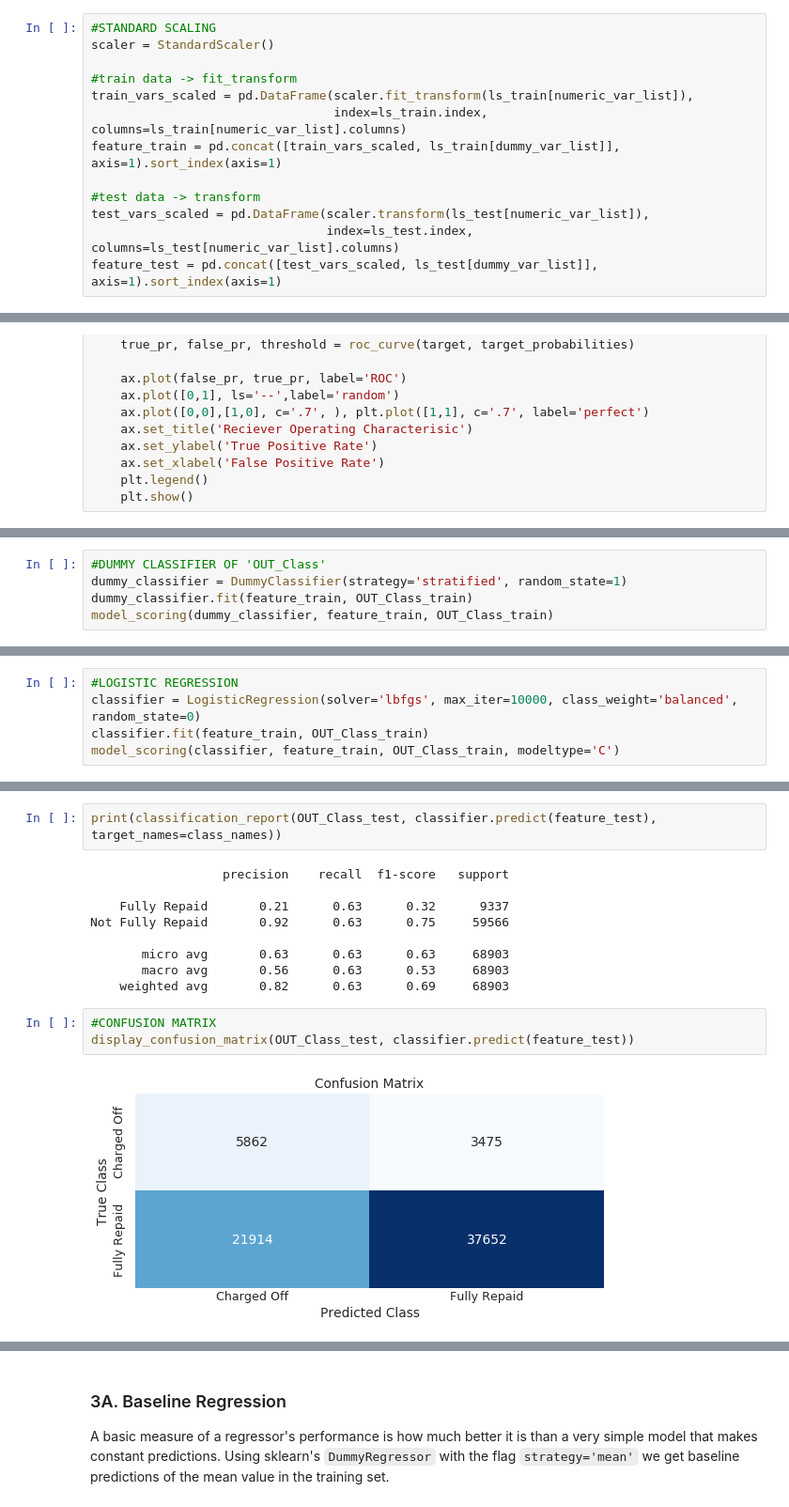
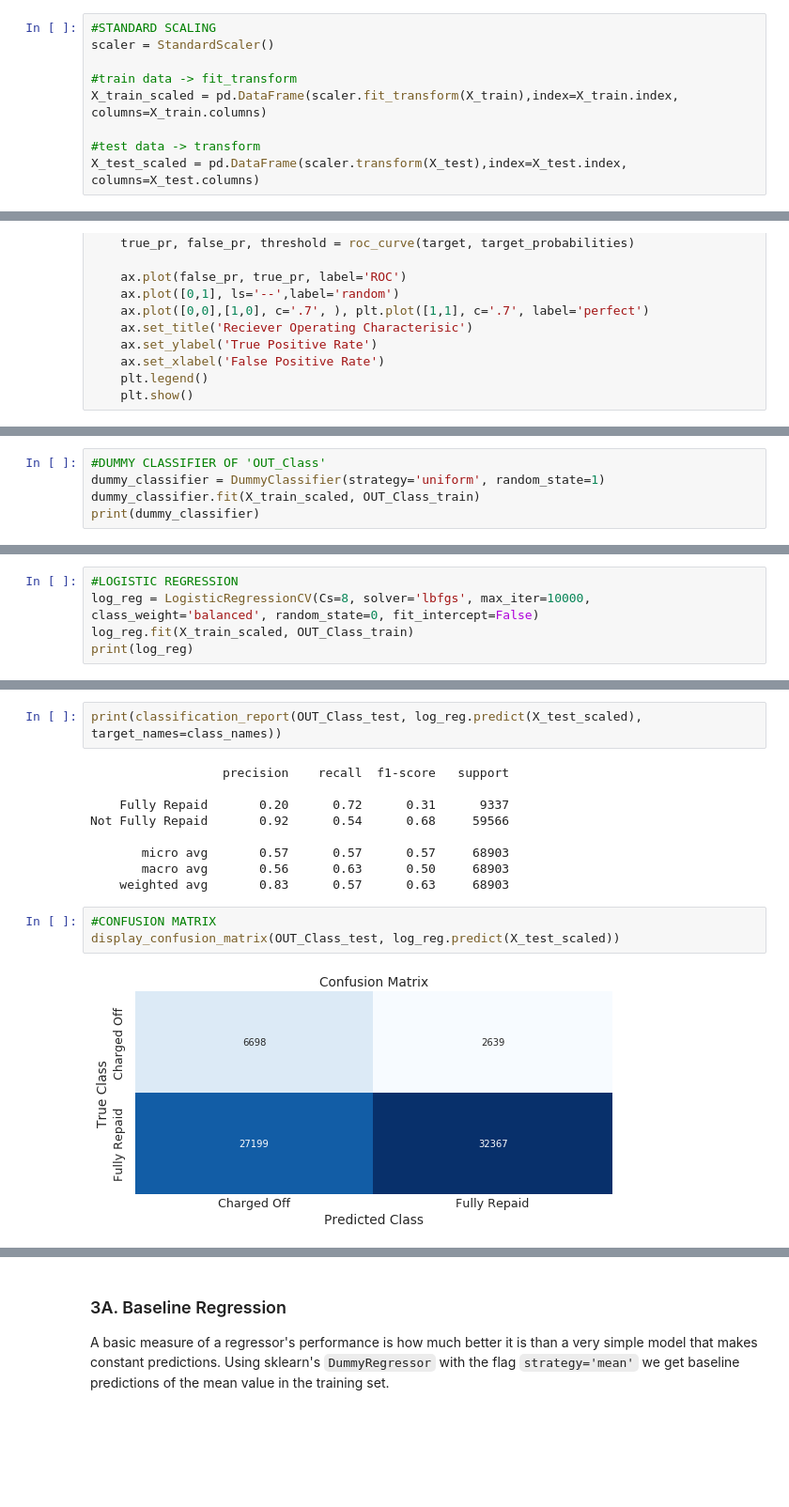
Before and after one commit to CS109Group67/lendingclub, a Jupyter notebook: notebooks/Modeling.ipynb, the cells around one changed output, grey strips where cells are left out. Shown at 94% size. Cells and saved outputs as stored; diff of their text form; blank space fills up the shorter version.

Commit message:
update modelllling

```diff
--- a/notebooks/Modeling.ipynb
+++ b/notebooks/Modeling.ipynb
@@ -58,14 +65,10 @@ OUT_Monthly_Rate_Of_Return_test = outcome_test.iloc[:,2]
 scaler = StandardScaler()
 
 #train data -> fit_transform
-train_vars_scaled = pd.DataFrame(scaler.fit_transform(ls_train[numeric_var_list]),
-                                 index=ls_train.index, columns=ls_train[numeric_var_list].columns)
-feature_train = pd.concat([train_vars_scaled, ls_train[dummy_var_list]], axis=1).sort_index(axis=1)
+X_train_scaled = pd.DataFrame(scaler.fit_transform(X_train),index=X_train.index, columns=X_train.columns)
 
 #test data -> transform
-test_vars_scaled = pd.DataFrame(scaler.transform(ls_test[numeric_var_list]),
-                                index=ls_test.index, columns=ls_test[numeric_var_list].columns)
-feature_test = pd.concat([test_vars_scaled, ls_test[dummy_var_list]], axis=1).sort_index(axis=1)
+X_test_scaled = pd.DataFrame(scaler.transform(X_test),index=X_test.index, columns=X_test.columns)
 # %% [markdown]
 ### 1C. Model Evaluation Functions
 # %%
@@ -113,6 +137,6 @@ It is insightful to create some very simple models that we can use as a baseline
 # %%
 #DUMMY CLASSIFIER OF 'OUT_Class'
-dummy_classifier = DummyClassifier(strategy='stratified', random_state=1)
-dummy_classifier.fit(feature_train, OUT_Class_train)
-model_scoring(dummy_classifier, feature_train, OUT_Class_train)
+dummy_classifier = DummyClassifier(strategy='uniform', random_state=1)
+dummy_classifier.fit(X_train_scaled, OUT_Class_train)
+print(dummy_classifier)
 # %% [output]
@@ -126,6 +162,6 @@ This model is a logistic regression on the outcome variable `OUT_class` which is
 # %%
 #LOGISTIC REGRESSION
-classifier = LogisticRegression(solver='lbfgs', max_iter=10000, class_weight='balanced', random_state=0)
-classifier.fit(feature_train, OUT_Class_train)
-model_scoring(classifier, feature_train, OUT_Class_train, modeltype='C')
+log_reg = LogisticRegressionCV(Cs=8, solver='lbfgs', max_iter=10000, class_weight='balanced', random_state=0, fit_intercept=False)
+log_reg.fit(X_train_scaled, OUT_Class_train)
+print(log_reg)
 # %% [output]
@@ -135,18 +187,18 @@ Cross-validation recall: 0.6309
 # %%
-print(classification_report(OUT_Class_test, classifier.predict(feature_test), target_names=class_names))
+print(classification_report(OUT_Class_test, log_reg.predict(X_test_scaled), target_names=class_names))
 # %% [output]
                   precision    recall  f1-score   support
 
-    Fully Repaid       0.21      0.63      0.32      9337
-Not Fully Repaid       0.92      0.63      0.75     59566
+    Fully Repaid       0.20      0.72      0.31      9337
+Not Fully Repaid       0.92      0.54      0.68     59566
 
-       micro avg       0.63      0.63      0.63     68903
-       macro avg       0.56      0.63      0.53     68903
-    weighted avg       0.82      0.63      0.69     68903
+       micro avg       0.57      0.57      0.57     68903
+       macro avg       0.56      0.63      0.50     68903
+    weighted avg       0.83      0.57      0.63     68903
 # %%
 #CONFUSION MATRIX
-display_confusion_matrix(OUT_Class_test, classifier.predict(feature_test))
+display_confusion_matrix(OUT_Class_test, log_reg.predict(X_test_scaled))
 # %% [output]
-[figure, old version]
+[figure, new version]
 # %%
 #ROC CURVE
```
Also changed, not shown: parts of 69 cells of this notebook, 12 other files.
